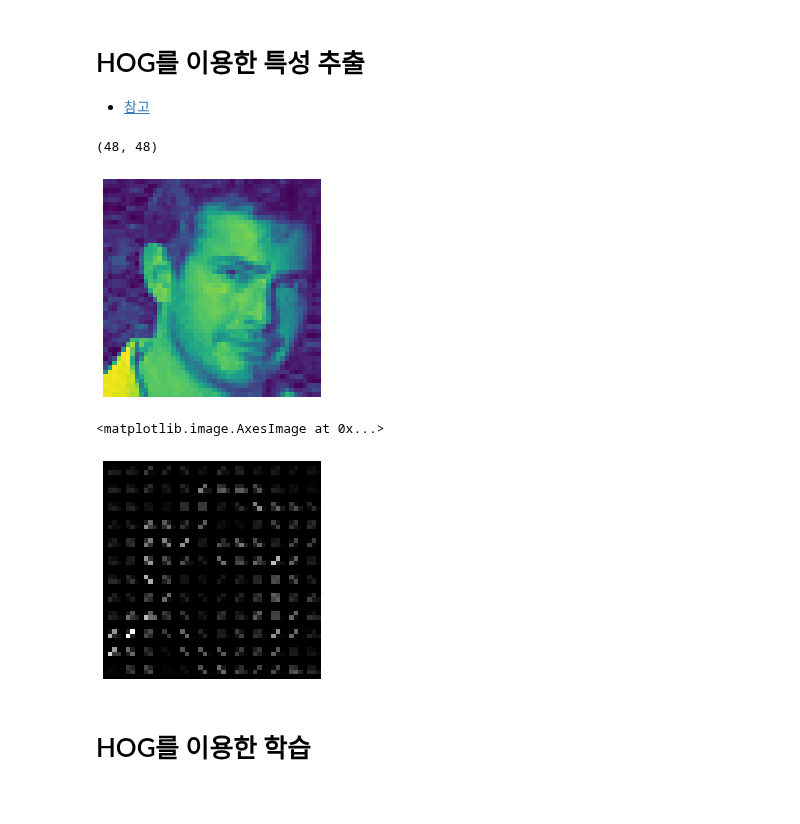
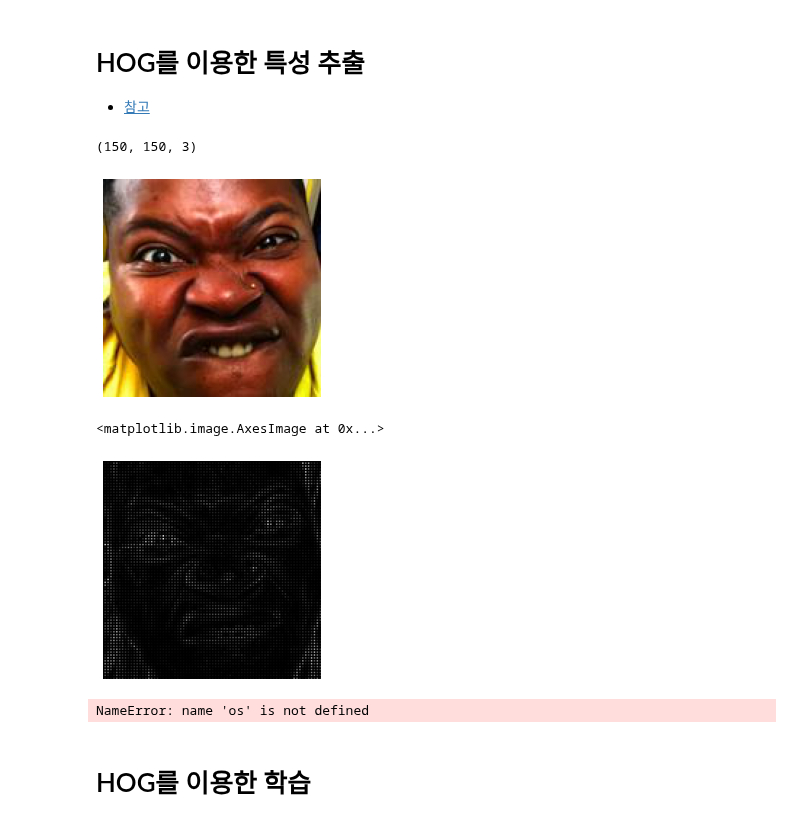
Before and after one commit to 1il1il/TIL, a Jupyter notebook: ai/전공_프로젝트_HOG.ipynb, the cells around one changed output. Saved outputs shown, nothing was run; the diff lists cells and outputs as text; code cells hidden in the pictures.

```diff
--- a/ai/전공_프로젝트_HOG.ipynb
+++ b/ai/전공_프로젝트_HOG.ipynb
@@ -13,22 +13,22 @@ import os
 import cv2
 from tqdm.notebook import tqdm
 # %%
-img = imread('../data/FER2013/train/angry/Training_10120469.jpg')
+img = imread('../data/telemoji/pre/train/angry/00154ba091e995172f6ba8c81d31700a6fc528a528c6123b39cfa0ee.jpg')
 plt.axis("off")
 plt.imshow(img)
 print(img.shape)
 # %% [output]
-(48, 48)
+(150, 150, 3)
-[figure, old version]
+[figure, new version]
 # %%
 #creating hog features
-fd, hog_image = hog(img, orientations=9, pixels_per_cell=(4, 4),
+fd, hog_image = hog(img, orientations=9, pixels_per_cell=(2, 2),
                     cells_per_block=(2, 2), visualize=True)
 plt.axis("off")
 plt.imshow(hog_image, cmap="gray")
 # %% [output]
 <matplotlib.image.AxesImage at 0x...>
-[figure, old version]
+[figure, new version]
 # %%
 # save the images
 plt.imsave("hog_image.jpg", hog_image, cmap="gray")
@@ -63,8 +63,10 @@ for fname in file_list:
                            )
         # 저장되는 파일 포맷을 jpg로 지정
         # 중간에 TIF파일이 있는데 이거 때문에 오류나서 포맷을 지정함
-        plt.imsave(f"../data/FER2013/HE_HOG/test/{fname}/{iname.split('.')[0]}.jpg",
+        plt.imsave(f"../data/FER2013/HE_HOG/test/{fname}/{iname.split('.jpg')[0]}.jpg",
                    hog_image, cmap="gray")
+# %% [output]
+NameError: name 'os' is not defined
 # %% [markdown]
 # HOG를 이용한 학습
 # %%
```
Also changed, not shown: parts of 1 cell of this notebook, 5 other files.
